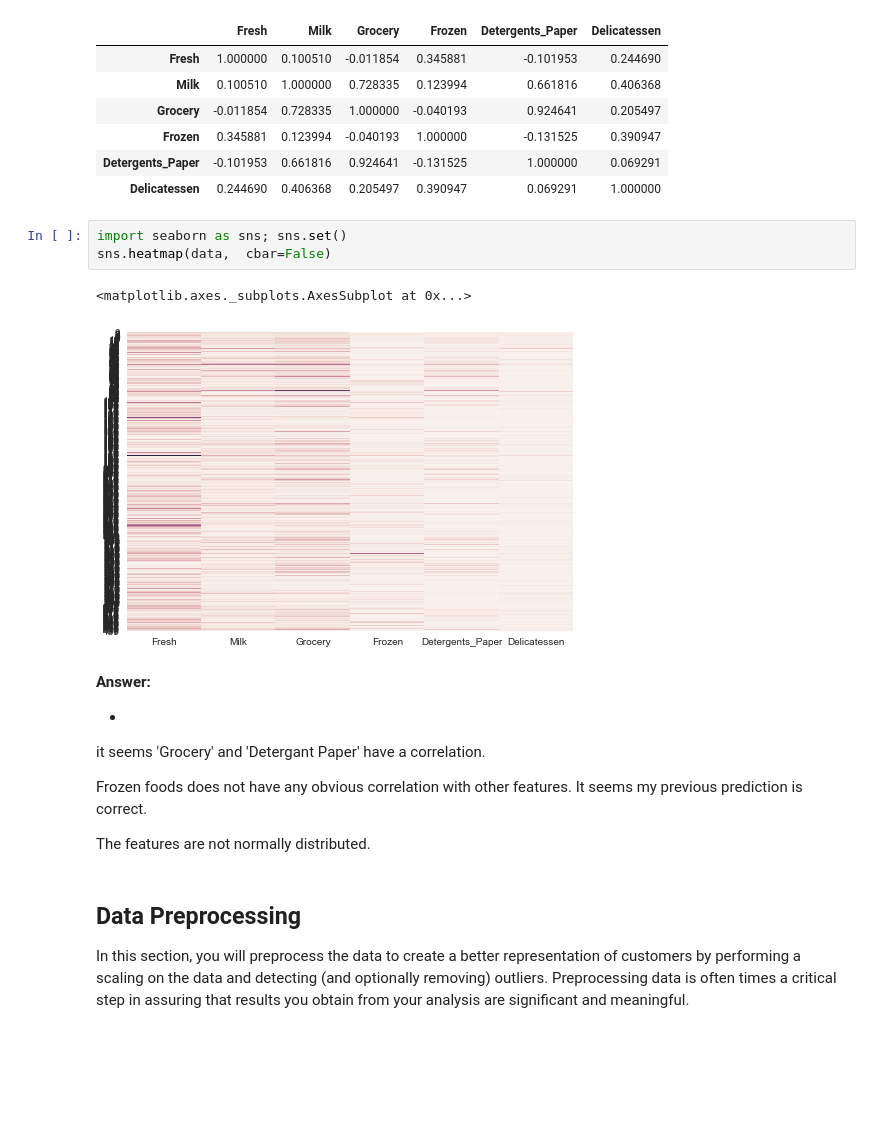
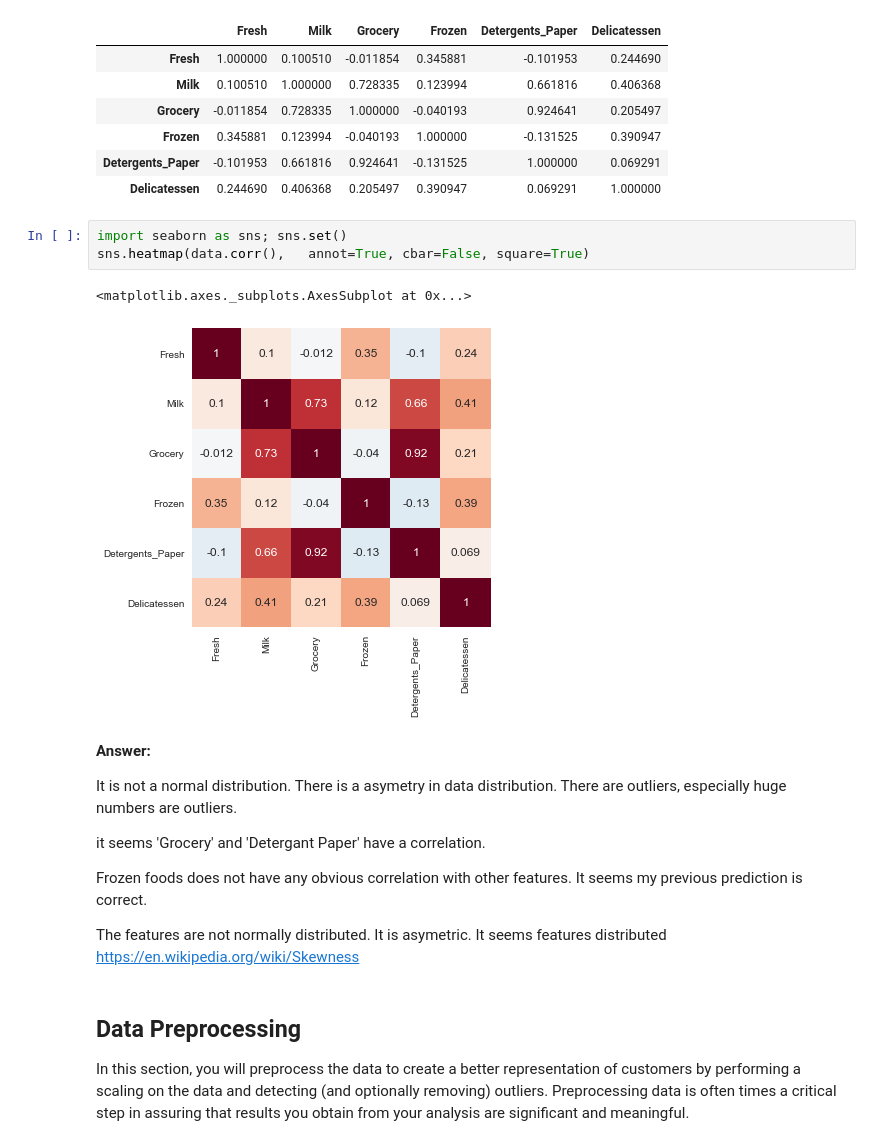
Before and after one commit to clockworks/machine-learning-nd, a Jupyter notebook: projects/customer_segments/customer_segments.ipynb, the cells around one changed output. Cells and saved outputs as stored; diff of their text form; blank space fills up the shorter version.

Commit message:
data exploration review fix completed

```diff
--- a/projects/customer_segments/customer_segments.ipynb
+++ b/projects/customer_segments/customer_segments.ipynb
@@ -174,20 +181,20 @@ data.corr()
 | Delicatessen | 0.244690 | 0.406368 | 0.205497 | 0.390947 | 0.069291 | 1.000000 |
 # %%
 import seaborn as sns; sns.set()
-sns.heatmap(data,  cbar=False)
+sns.heatmap(data.corr(),   annot=True, cbar=False, square=True)
 # %% [output]
 <matplotlib.axes._subplots.AxesSubplot at 0x...>
-[figure, old version]
+[figure, new version]
 # %% [markdown]
 **Answer:**
 
-*
+It is not a normal distribution. There is a asymetry in data distribution. There are outliers, especially huge numbers are outliers.
 
 it seems 'Grocery' and 'Detergant Paper' have a correlation.
 
 Frozen foods does not have any obvious correlation with other features. It seems my previous prediction is correct.
 
-The features are not normally distributed.
+The features are not normally distributed. It is asymetric. It seems features distributed https://en.wikipedia.org/wiki/Skewness
 # %% [markdown]
 ## Data Preprocessing
 In this section, you will preprocess the data to create a better representation of customers by performing a scaling on the data and detecting (and optionally removing) outliers. Preprocessing data is often times a critical step in assuring that results you obtain from your analysis are significant and meaningful.
```
Also changed, not shown: parts of 4 cells of this notebook.
